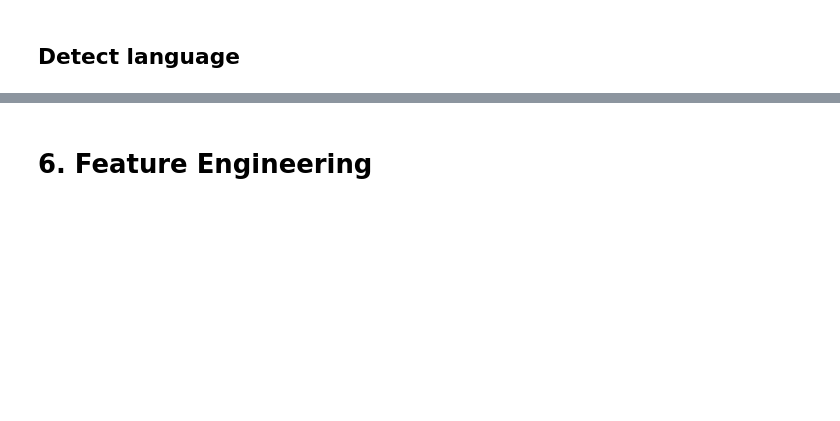
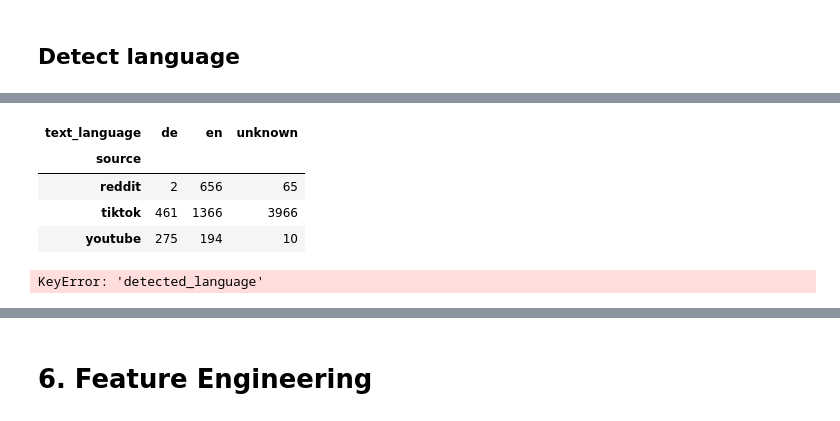
Before and after one commit to sofietheresa/TrendAnalyseSocialMedia, a Jupyter notebook: notebooks/02_preprocessing.ipynb, the cells around one changed output, grey strips where cells are left out. Saved outputs shown, nothing was run; the diff lists cells and outputs as text; code cells hidden in the pictures; blank space fills up the shorter version.

```diff
--- a/notebooks/02_preprocessing.ipynb
+++ b/notebooks/02_preprocessing.ipynb
@@ -502,3 +550,58 @@ df_combined.head()
+# %%
+import re
+from langdetect import detect, DetectorFactory, LangDetectException
+import langid
+import pandas as pd
+
+# Für konsistente Ergebnisse von langdetect
+DetectorFactory.seed = 0
+
+# 🧼 Textvorverarbeitung zur Spracheerkennung
+def clean_for_langdetect(text: str) -> str:
+    # Entferne URLs, Emojis, Hashtags, Sonderzeichen – nur normale Wörter bleiben
+    text = re.sub(r"http\S+|@\S+|#\S+|[^a-zA-ZäöüÄÖÜß0-9\s]", " ", text)
+    return text.strip()
+
+# 🔍 Robuste Spracheerkennung mit Fallback
+def detect_language_robust(text: str) -> str:
+    text = clean_for_langdetect(text)
+
+    if not text or len(text.split()) == 0:
+        return "unknown"
+
+    # Versuch mit langdetect
+    try:
+        lang = detect(text)
+        if lang in ["en", "de"]:
+            return lang
+    except LangDetectException:
+        pass
+
+    # Fallback mit langid
+    lang2, _ = langid.classify(text)
+    return lang2 if lang2 in ["en", "de"] else "unknown"
+
+# 📄 Kopiere das Original-DataFrame
+df_langs = df_combined.copy()
+
+# 🧪 Sprache erkennen für Spalte 'text'
+df_langs["text"] = df_langs["text"].fillna("").astype(str)
+df_langs["text_language"] = df_langs["text"].apply(detect_language_robust)
+
+# 📊 Anzahl Texte pro Sprache und Plattform
+language_summary = pd.crosstab(df_langs["source"], df_langs["text_language"])
+display(language_summary)
+# %% [output]
+| text_language | de | en | unknown |
+| source |  |  |  |
+| reddit | 2 | 656 | 65 |
+| tiktok | 461 | 1366 | 3966 |
+| youtube | 275 | 194 | 10 |
+# %%
+# Anzahl pro Sprache & Plattform
+pd.crosstab(df["source"], df["detected_language"])
+# %% [output]
+KeyError: 'detected_language'
 # %%
 from langdetect import detect, DetectorFactory
 from langdetect.lang_detect_exception import LangDetectException
```
Also changed, not shown: parts of 11 cells of this notebook, 2 other files.
